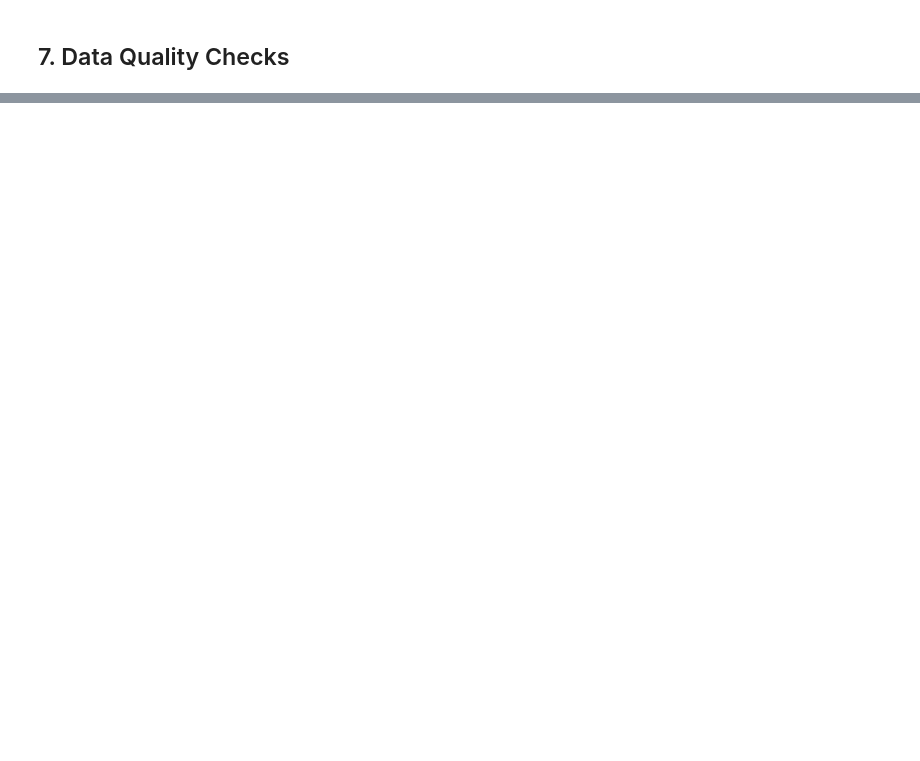
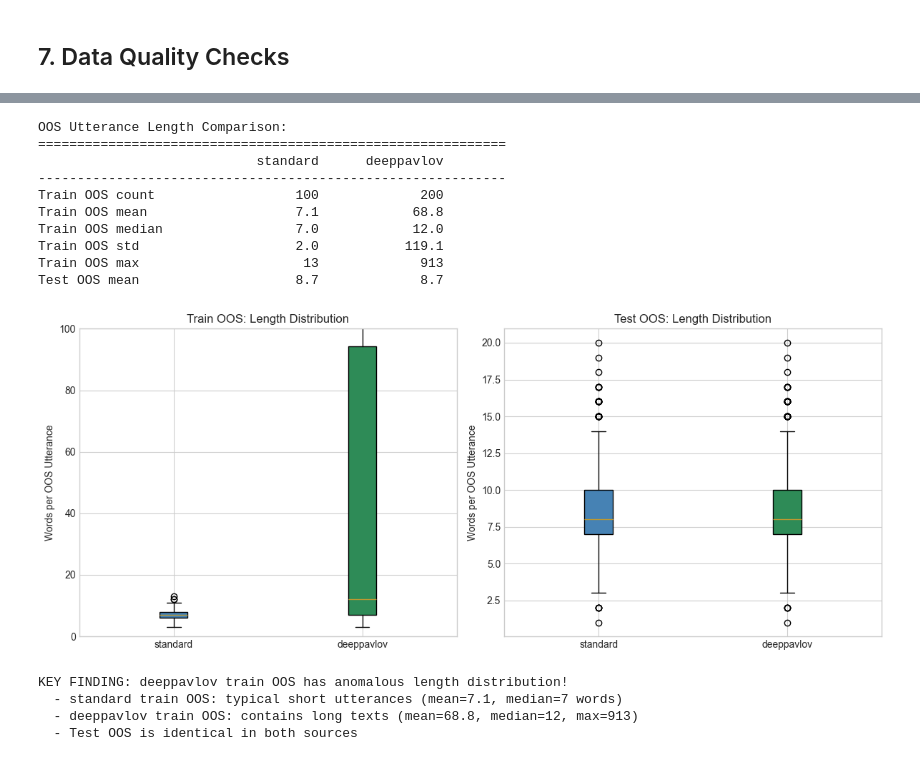
Before and after one commit to va-av-8/autoguardrails, a Jupyter notebook: tasks/oos_detection/notebooks/01_eda.ipynb, the cells around one changed output, grey strips where cells are left out. Saved outputs shown, nothing was run; the diff lists cells and outputs as text; code cells hidden in the pictures; blank space fills up the shorter version.

```diff
--- a/tasks/oos_detection/notebooks/01_eda.ipynb
+++ b/tasks/oos_detection/notebooks/01_eda.ipynb
@@ -266,0 +352,18 @@ All checks passed
+# %%
+# Load both sources for comparison
+train_std = load_split("standard", "train")
+train_dp = load_split("deeppavlov", "train")
+test_std = load_split("standard", "test")
+test_dp = load_split("deeppavlov", "test")
+
+# Overview comparison
+print("Dataset Size Comparison:")
+print("=" * 60)
+print(f"{'':20} {'standard':>15} {'deeppavlov':>15}")
+print("-" * 60)
+print(f"{'Train total':20} {len(train_std['texts']):>15,} {len(train_dp['texts']):>15,}")
+print(f"{'Train OOS':20} {sum(1 for l in train_std['labels'] if l == -1):>15,} {sum(1 for l in train_dp['labels'] if l == -1):>15,}")
+print(f"{'Test total':20} {len(test_std['texts']):>15,} {len(test_dp['texts']):>15,}")
+print(f"{'Test OOS':20} {sum(1 for l in test_std['labels'] if l == -1):>15,} {sum(1 for l in test_dp['labels'] if l == -1):>15,}")
+print()
+print("Note: deeppavlov has 2x more OOS in train (200 vs 100)")
@@ -266,0 +381,62 @@ All checks passed
+# %%
+# OOS length comparison between sources
+std_train_oos_lengths = [word_count(t) for t, l in zip(train_std["texts"], train_std["labels"]) if l == -1]
+dp_train_oos_lengths = [word_count(t) for t, l in zip(train_dp["texts"], train_dp["labels"]) if l == -1]
+std_test_oos_lengths = [word_count(t) for t, l in zip(test_std["texts"], test_std["labels"]) if l == -1]
+dp_test_oos_lengths = [word_count(t) for t, l in zip(test_dp["texts"], test_dp["labels"]) if l == -1]
+
+print("OOS Utterance Length Comparison:")
+print("=" * 60)
+print(f"{'':20} {'standard':>15} {'deeppavlov':>15}")
+print("-" * 60)
+print(f"{'Train OOS count':20} {len(std_train_oos_lengths):>15} {len(dp_train_oos_lengths):>15}")
+print(f"{'Train OOS mean':20} {np.mean(std_train_oos_lengths):>15.1f} {np.mean(dp_train_oos_lengths):>15.1f}")
+print(f"{'Train OOS median':20} {np.median(std_train_oos_lengths):>15.1f} {np.median(dp_train_oos_lengths):>15.1f}")
+print(f"{'Train OOS std':20} {np.std(std_train_oos_lengths):>15.1f} {np.std(dp_train_oos_lengths):>15.1f}")
+print(f"{'Train OOS max':20} {max(std_train_oos_lengths):>15} {max(dp_train_oos_lengths):>15}")
+print(f"{'Test OOS mean':20} {np.mean(std_test_oos_lengths):>15.1f} {np.mean(dp_test_oos_lengths):>15.1f}")
+print()
+
+# Box plot comparison
+fig, axes = plt.subplots(1, 2, figsize=(12, 5))
+
+# Train OOS box plot
+bp1 = axes[0].boxplot([std_train_oos_lengths, dp_train_oos_lengths],
+                       labels=['standard', 'deeppavlov'], patch_artist=True)
+bp1['boxes'][0].set_facecolor('steelblue')
+bp1['boxes'][1].set_facecolor('seagreen')
+axes[0].set_ylabel('Words per OOS Utterance')
+axes[0].set_title('Train OOS: Length Distribution')
+axes[0].set_ylim(0, 100)  # Truncate outliers for visibility
+
+# Test OOS box plot
+bp2 = axes[1].boxplot([std_test_oos_lengths, dp_test_oos_lengths],
+                       labels=['standard', 'deeppavlov'], patch_artist=True)
+bp2['boxes'][0].set_facecolor('steelblue')
+bp2['boxes'][1].set_facecolor('seagreen')
+axes[1].set_ylabel('Words per OOS Utterance')
+axes[1].set_title('Test OOS: Length Distribution')
+
+plt.tight_layout()
+plt.show()
+
+print("\nKEY FINDING: deeppavlov train OOS has anomalous length distribution!")
+print(f"  - standard train OOS: typical short utterances (mean={np.mean(std_train_oos_lengths):.1f}, median={np.median(std_train_oos_lengths):.0f} words)")
+print(f"  - deeppavlov train OOS: contains long texts (mean={np.mean(dp_train_oos_lengths):.1f}, median={np.median(dp_train_oos_lengths):.0f}, max={max(dp_train_oos_lengths)})")
+print(f"  - Test OOS is identical in both sources")
+# %% [output]
+OOS Utterance Length Comparison:
+============================================================
+                            standard      deeppavlov
+------------------------------------------------------------
+Train OOS count                  100             200
+Train OOS mean                   7.1            68.8
+Train OOS median                 7.0            12.0
+Train OOS std                    2.0           119.1
+Train OOS max                     13             913
+Test OOS mean                    8.7             8.7
+[figure, added]
+KEY FINDING: deeppavlov train OOS has anomalous length distribution!
+  - standard train OOS: typical short utterances (mean=7.1, median=7 words)
+  - deeppavlov train OOS: contains long texts (mean=68.8, median=12, max=913)
+  - Test OOS is identical in both sources
```
Also changed, not shown: parts of 17 cells of this notebook, 12 other files.
